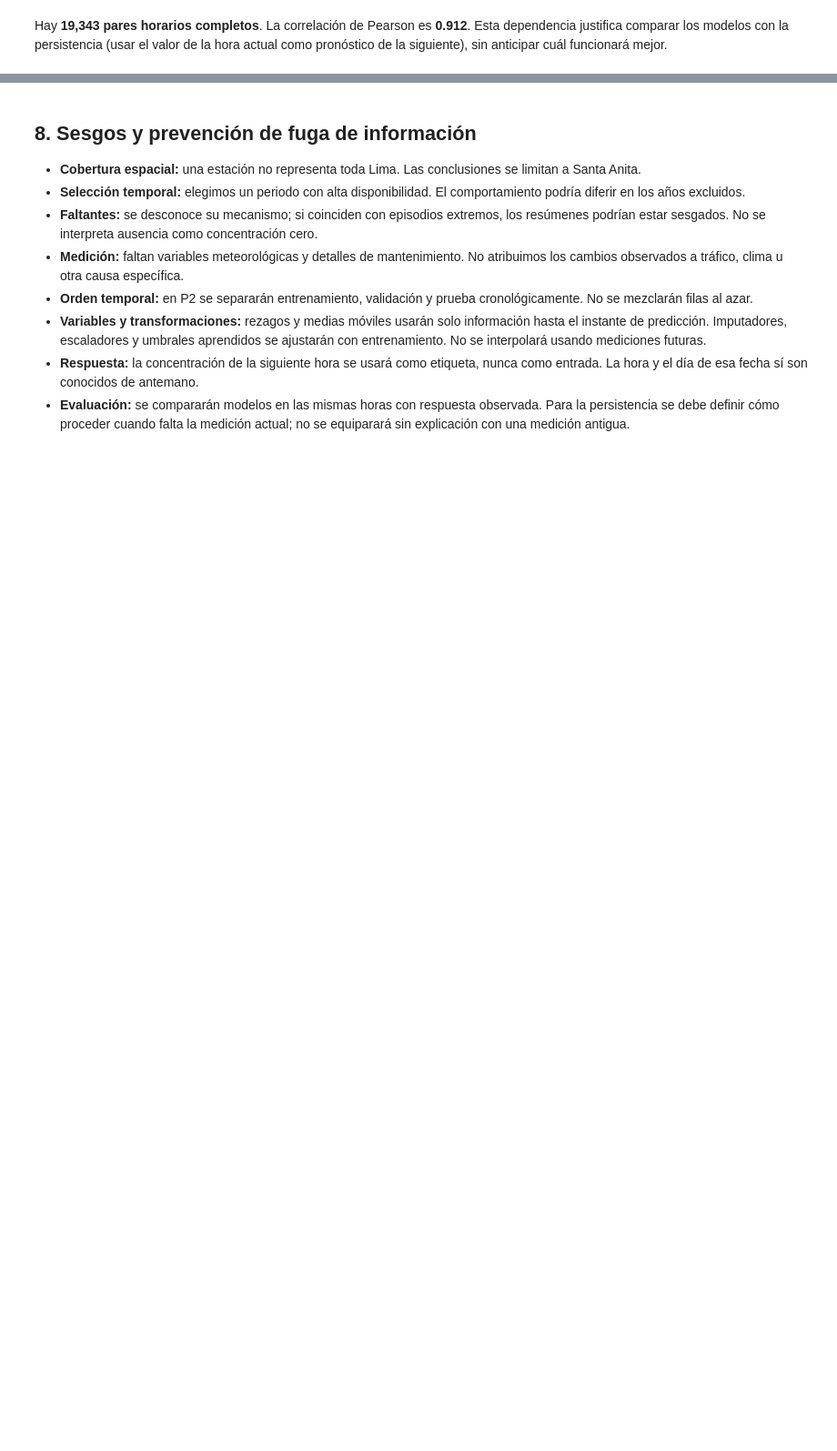
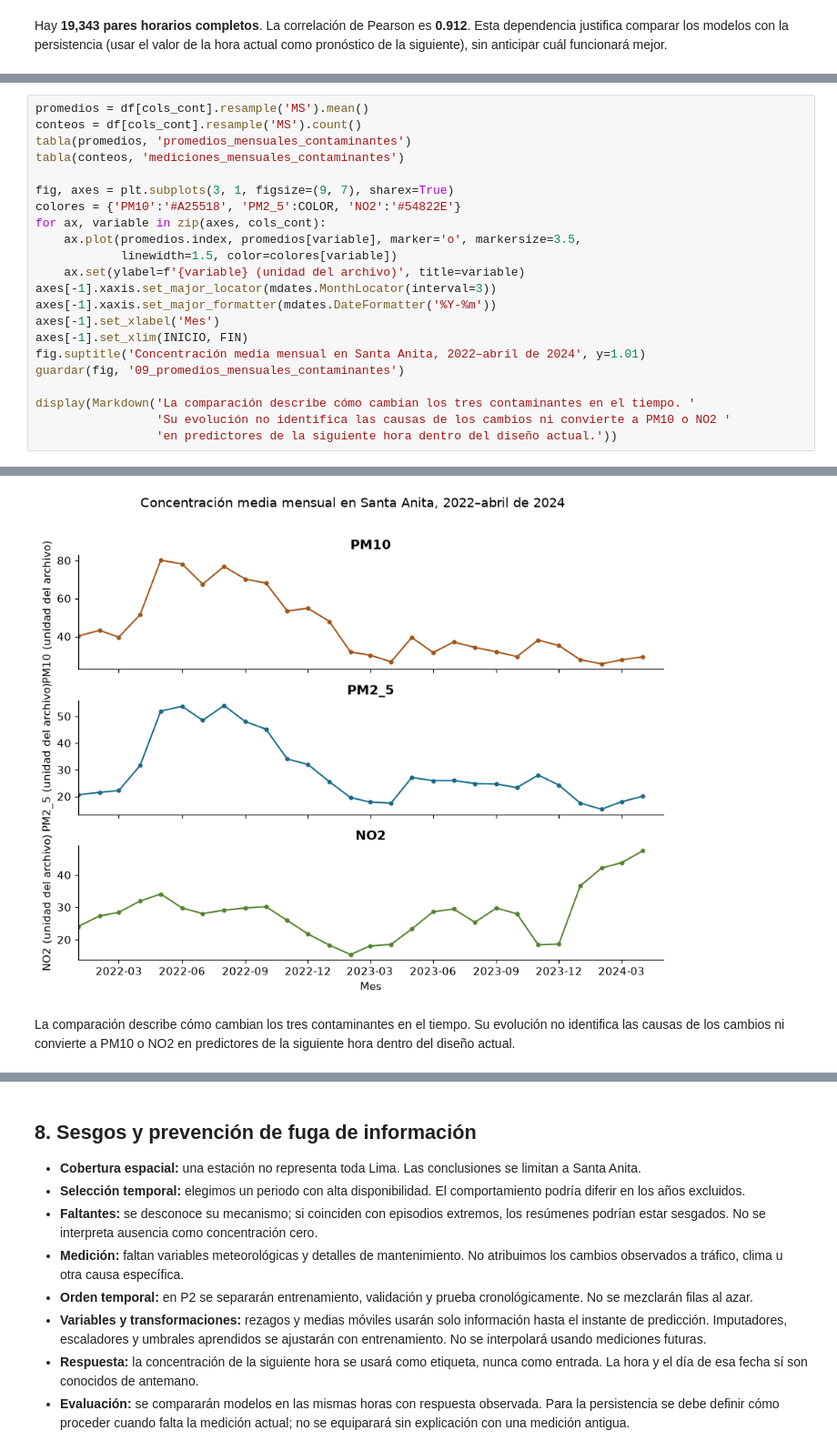
Before and after one commit to AIexander-lx/prediccion-pm25-santa-anita-, a Jupyter notebook: notebooks/01_eda.ipynb, the cells around one changed output, grey strips where cells are left out. Shown at 91% size. Cells and saved outputs as stored; diff of their text form; blank space fills up the shorter version.

```diff
--- a/notebooks/01_eda.ipynb
+++ b/notebooks/01_eda.ipynb
@@ -457,0 +504,23 @@ Hay **19,343 pares horarios completos**. La correlación de Pearson es **0.912**
+# %%
+promedios = df[cols_cont].resample('MS').mean()
+conteos = df[cols_cont].resample('MS').count()
+tabla(promedios, 'promedios_mensuales_contaminantes')
+tabla(conteos, 'mediciones_mensuales_contaminantes')
+
+fig, axes = plt.subplots(3, 1, figsize=(9, 7), sharex=True)
+colores = {'PM10':'#A25518', 'PM2_5':COLOR, 'NO2':'#54822E'}
+for ax, variable in zip(axes, cols_cont):
+    ax.plot(promedios.index, promedios[variable], marker='o', markersize=3.5,
+            linewidth=1.5, color=colores[variable])
+    ax.set(ylabel=f'{variable} (unidad del archivo)', title=variable)
+axes[-1].xaxis.set_major_locator(mdates.MonthLocator(interval=3))
+axes[-1].xaxis.set_major_formatter(mdates.DateFormatter('%Y-%m'))
+axes[-1].set_xlabel('Mes')
+axes[-1].set_xlim(INICIO, FIN)
+fig.suptitle('Concentración media mensual en Santa Anita, 2022–abril de 2024', y=1.01)
+guardar(fig, '09_promedios_mensuales_contaminantes')
+
+display(Markdown('La comparación describe cómo cambian los tres contaminantes en el tiempo. '
+                 'Su evolución no identifica las causas de los cambios ni convierte a PM10 o NO2 '
+                 'en predictores de la siguiente hora dentro del diseño actual.'))
+# %% [output]
@@ -457,0 +563,2 @@ Hay **19,343 pares horarios completos**. La correlación de Pearson es **0.912**
+[figure, added]
+La comparación describe cómo cambian los tres contaminantes en el tiempo. Su evolución no identifica las causas de los cambios ni convierte a PM10 o NO2 en predictores de la siguiente hora dentro del diseño actual.
```
Also changed, not shown: parts of 7 cells of this notebook, 13 other files.
